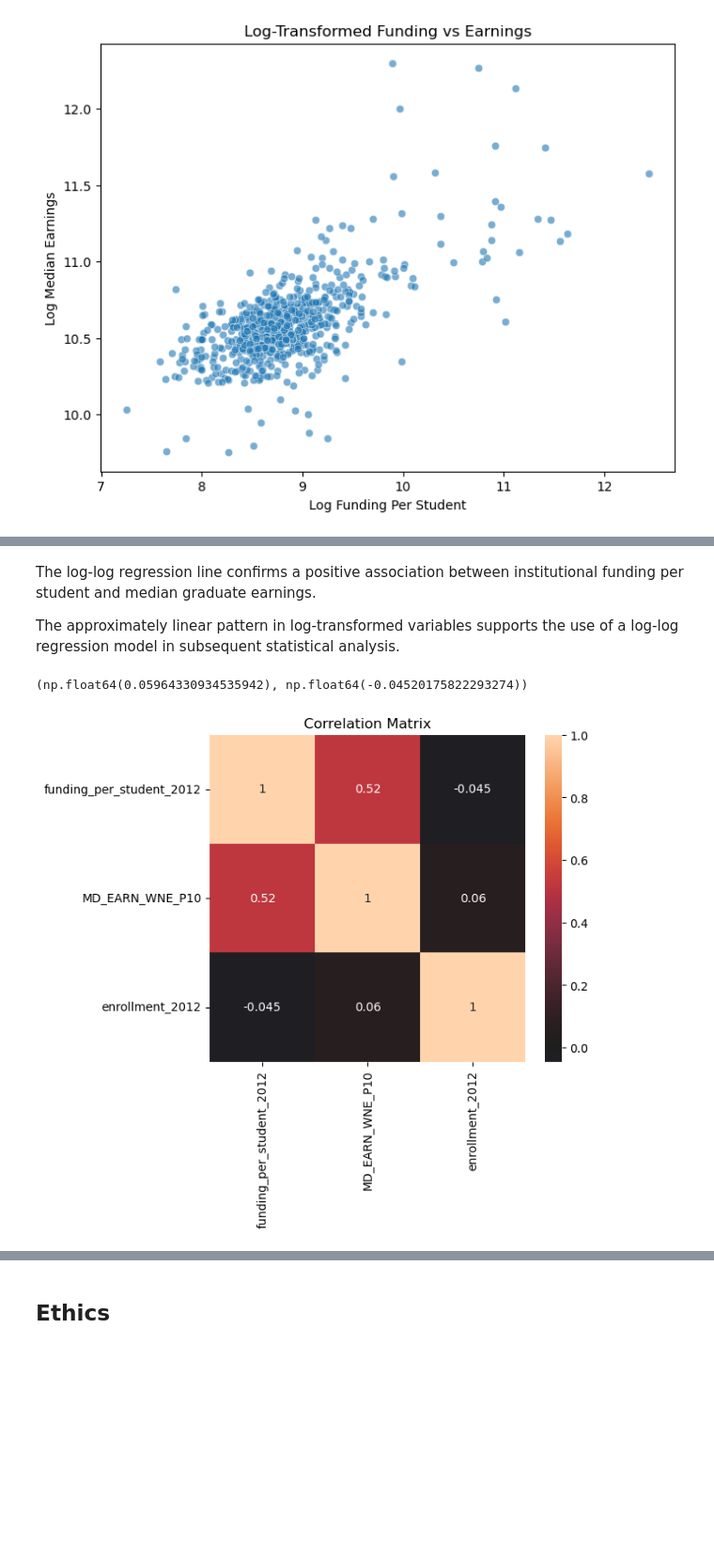
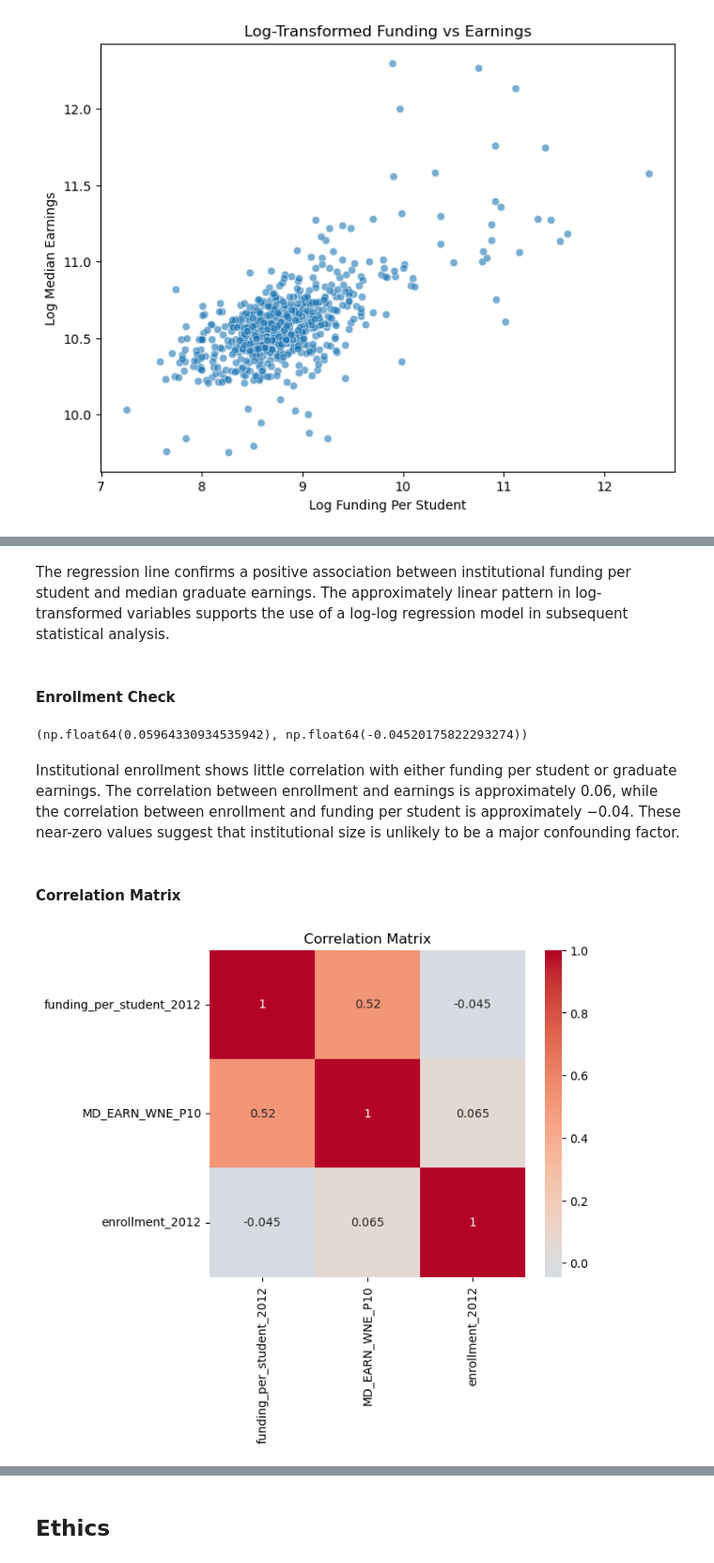
Before and after one commit to COGS108/Group108_WI26, a Jupyter notebook: 02-EDACheckpoint.ipynb, the cells around one changed output, grey strips where cells are left out. Shown at 94% size. Cells and saved outputs as stored; diff of their text form; code cells hidden in the pictures; blank space fills up the shorter version.

```diff
--- a/02-EDACheckpoint.ipynb
+++ b/02-EDACheckpoint.ipynb
@@ -309,0 +267,4 @@ df_acs.shape, df_acs.head()
+# %%
+df = df_base.merge(geo_df, on="UNITID", how="left")
+
+df.head()
@@ -309,0 +289,4 @@ df_acs.shape, df_acs.head()
+# %%
+df = df.dropna(subset=["median_household_income"]).copy()
+
+df.shape
@@ -309,0 +295,4 @@ df_acs.shape, df_acs.head()
+# %%
+df = df[df["funding_per_student_2012"] > 0].copy()
+
+df.shape
@@ -309,0 +301,5 @@ df_acs.shape, df_acs.head()
+# %%
+df["log_funding"] = np.log(df["funding_per_student_2012"])
+df["log_earnings"] = np.log(df["MD_EARN_WNE_P10"])
+
+df.shape
@@ -431,7 +390,7 @@ plt.show()
 # %% [markdown]
-The log-log regression line confirms a positive association between institutional funding per student and median graduate earnings.
-
-The approximately linear pattern in log-transformed variables supports the use of a log-log regression model in subsequent statistical analysis.
+The regression line confirms a positive association between institutional funding per student and median graduate earnings. The approximately linear pattern in log-transformed variables supports the use of a log-log regression model in subsequent statistical analysis.
+# %% [markdown]
+#### Enrollment Check
 # %%
 enroll_earn_corr = df_acs["enrollment_2012"].corr(df_acs["MD_EARN_WNE_P10"])
 enroll_fund_corr = df_acs["enrollment_2012"].corr(df_acs["funding_per_student_2012"])
@@ -438,11 +398,22 @@ enroll_fund_corr = df_acs["enrollment_2012"].corr(df_acs["funding_per_student_20
 enroll_earn_corr, enroll_fund_corr
 # %% [output]
 (np.float64(0.05964330934535942), np.float64(-0.04520175822293274))
+# %% [markdown]
+Institutional enrollment shows little correlation with either funding per student or graduate earnings. The correlation between enrollment and earnings is approximately 0.06, while the correlation between enrollment and funding per student is approximately −0.04. These near-zero values suggest that institutional size is unlikely to be a major confounding factor.
+# %% [markdown]
+#### Correlation Matrix
 # %%
 plt.figure(figsize=(6,5))
-sns.heatmap(df_acs[["funding_per_student_2012","MD_EARN_WNE_P10","enrollment_2012"]].corr(),
-            annot=True, center=0)
+sns.heatmap(
+    df[["funding_per_student_2012",
+        "MD_EARN_WNE_P10",
+        "enrollment_2012"]].corr(),
+    annot=True,
+    cmap="coolwarm",
+    center=0
+)
+
 plt.title("Correlation Matrix")
 plt.show()
 # %% [output]
-[figure, old version]
+[figure, new version]
```
Also changed, not shown: parts of 52 cells of this notebook, 3 other files.
